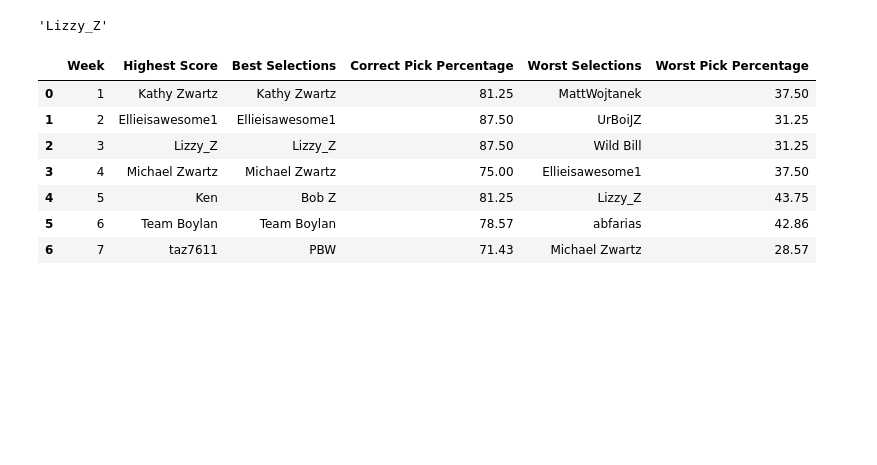
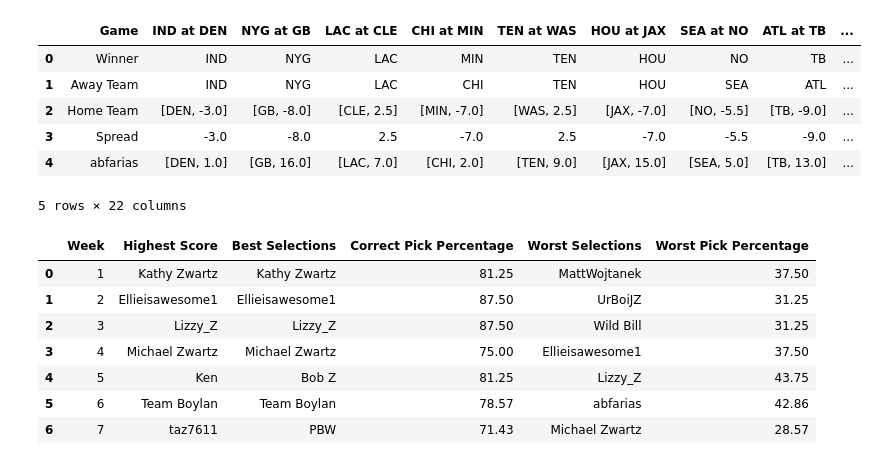
Before and after one commit to michaelzwartz/Confidence-pool, a Jupyter notebook: pool_notebook.ipynb, the cells around one changed output. Drawn from its saved outputs; the diff is of its cells as text; code cells hidden in the pictures; blank space fills up the shorter version.

```diff
--- a/pool_notebook.ipynb
+++ b/pool_notebook.ipynb
@@ -170,7 +6,50 @@ season_totals['Rank Change Value'] = round(season_totals[season_totals.columns[l
-# %%
-week5_stats['Pick Percentage'].idxmin()
-# %% [output]
-'Lizzy_Z'
+# %%
+results_csv = ['week1_results.csv', 'week2_results.csv', 'week3_results.csv', 'week4_results.csv',
+ 'week5_results.csv', 'week6_results.csv', 'week7_results.csv']
+
+results = {'week1': 1, 'week2': 2, 'week3': 3, 'week4': 4, 'week5': 5, 'week6': 6, 'week7': 7}
+# %%
+
+#read results files and add them to results dictionary
+i = 0
+for week in results:
+    results[week] = combine(pd.read_csv(results_csv[i]))
+    i = i + 1
+
+#calculate total points and picks
+week1_stats = totals(results['week1'])
+week2_stats = totals(results['week2'])
+week3_stats = totals(results['week3'])
+week4_stats = totals(results['week4'])
+week5_stats = totals(results['week5'])
+week6_stats = totals(results['week6'])
+week7_stats = totals(results['week7'])
+
+
+#create season total df
+season_totals = pd.DataFrame(week1_stats.copy(), columns=['Score', 'Game Count'])
+season_totals['Week 1 Rank'] = season_totals['Score'].rank(ascending=False, method='min')
+
+#use sum_total function to add points for season total
+sum_totals(season_totals, week2_stats, 'Week 2 Rank')
+sum_totals(season_totals, week3_stats, 'Week 3 Rank')
+sum_totals(season_totals, week4_stats, 'Week 4 Rank')
+sum_totals(season_totals, week5_stats, 'Week 5 Rank')
+sum_totals(season_totals, week6_stats, 'Week 6 Rank')
+sum_totals(season_totals, week7_stats, 'Week 7 Rank')
+
+#caluculate the position change from the previous week
+season_totals['Rank Change Value'] = round(season_totals[season_totals.columns[len(season_totals.columns)-1]]-season_totals[season_totals.columns[len(season_totals.columns)-2]], 0)
+# %%
+week5_stats.head()
+# %% [output]
+|  | Game | IND at DEN | NYG at GB | LAC at CLE | CHI at MIN | TEN at WAS | HOU at JAX | SEA at NO | ATL at TB | ... |
+| 0 | Winner | IND | NYG | LAC | MIN | TEN | HOU | NO | TB | ... |
+| 1 | Away Team | IND | NYG | LAC | CHI | TEN | HOU | SEA | ATL | ... |
+| 2 | Home Team | [DEN, -3.0] | [GB, -8.0] | [CLE, 2.5] | [MIN, -7.0] | [WAS, 2.5] | [JAX, -7.0] | [NO, -5.5] | [TB, -9.0] | ... |
+| 3 | Spread | -3.0 | -8.0 | 2.5 | -7.0 | 2.5 | -7.0 | -5.5 | -9.0 | ... |
+| 4 | abfarias | [DEN, 1.0] | [GB, 16.0] | [LAC, 7.0] | [CHI, 2.0] | [TEN, 9.0] | [JAX, 15.0] | [SEA, 5.0] | [TB, 13.0] | ... |
+5 rows × 22 columns
 # %%
 best_worst_dic = {'Week': 1, 'Highest Score': week1_stats['Score'].idxmax(), 'Best Selections': week1_stats['Pick Percentage'].idxmax(), 'Correct Pick Percentage': week1_stats['Pick Percentage'].max(), 'Worst Selections': week1_stats['Pick Percentage'].idxmin(), 'Worst Pick Percentage': week1_stats['Pick Percentage'].min()}
 best_worst = pd.DataFrame(best_worst_dic, index=[0])
```
Also changed, not shown: parts of 4 cells of this notebook, 2 other files.
